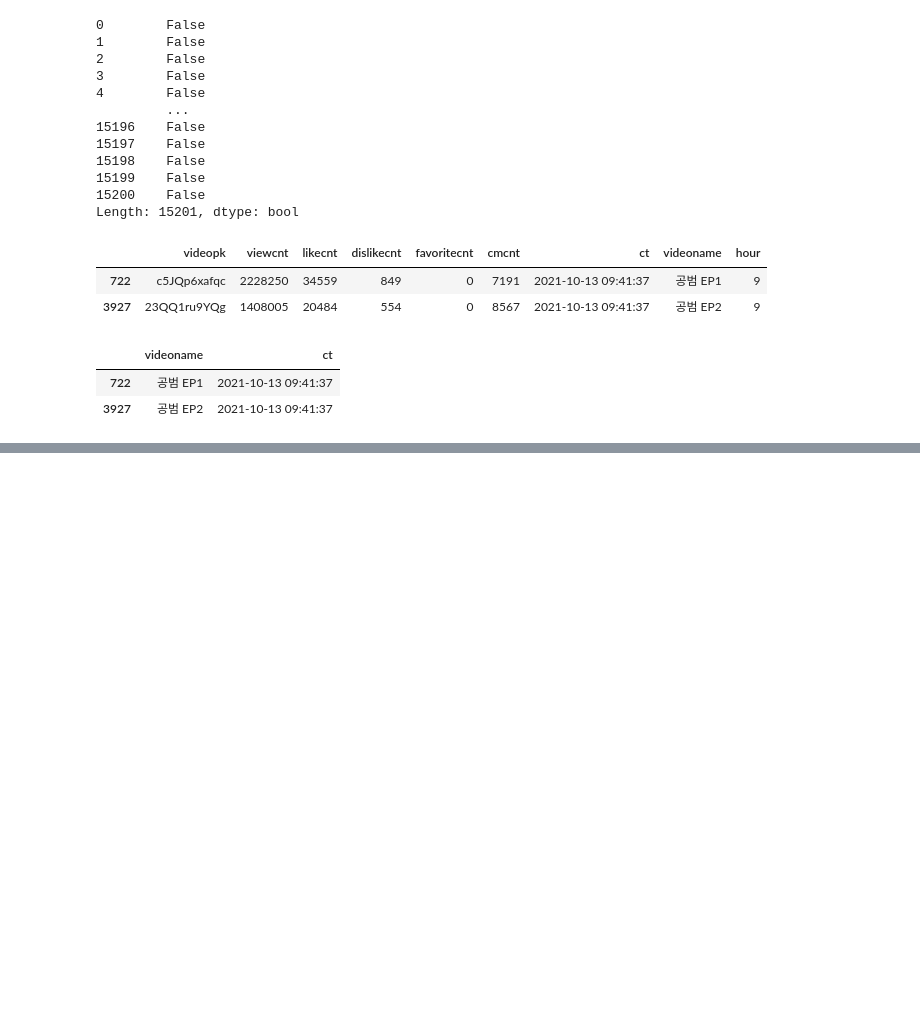
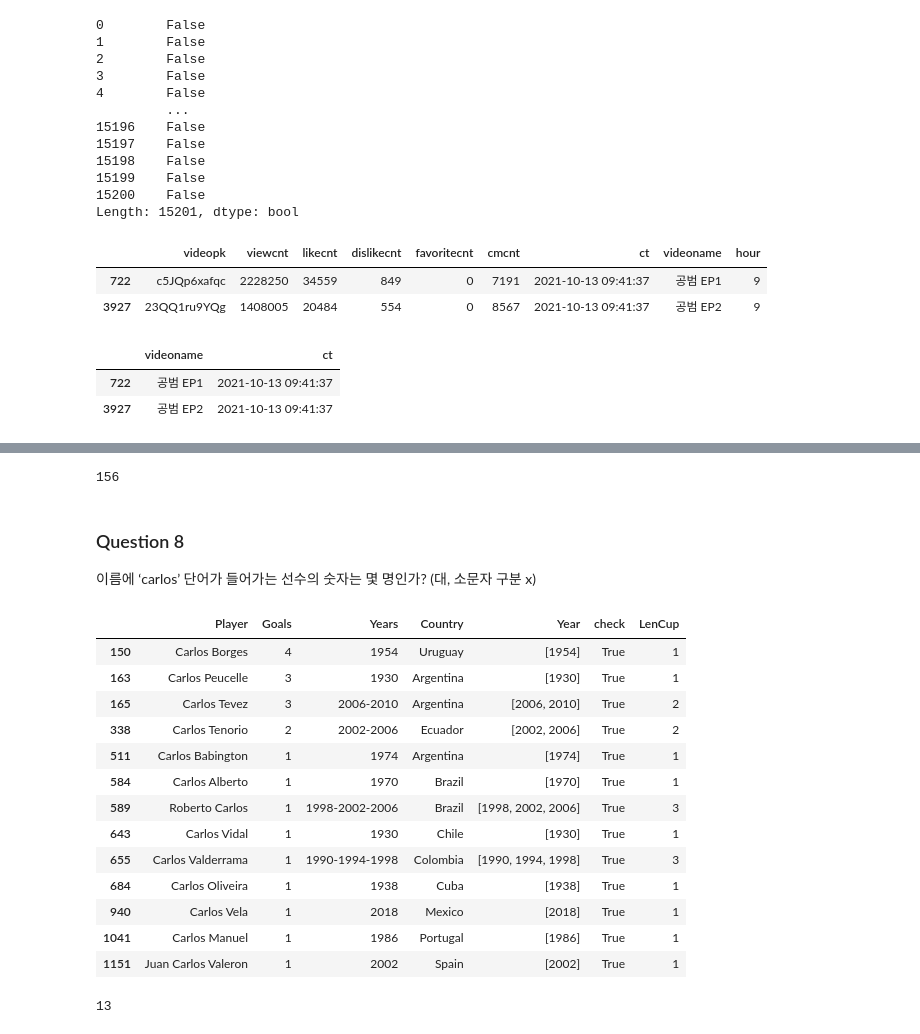
Before and after one commit to dduniverse/Bigdata_Analyst_Certificate, a Jupyter notebook: [빅분기_실기]_DataManim_작업_1유형.ipynb, the cells around one changed output, grey strips where cells are left out. Saved outputs shown, nothing was run; the diff lists cells and outputs as text; code cells hidden in the pictures; blank space fills up the shorter version.

```diff
--- a/[빅분기_실기]_DataManim_작업_1유형.ipynb
+++ b/[빅분기_실기]_DataManim_작업_1유형.ipynb
@@ -992,0 +1293,31 @@ video[video.duplicated()][['videoname','ct']]
+# %%
+# 'Years'에 '2002'를 포함하고 있는 데이터의 개수
+len(df2[df2['Years'].str.contains('2002')])
+# %% [output]
+156
+# %% [markdown]
+### Question 8
+이름에 ‘carlos’ 단어가 들어가는 선수의 숫자는 몇 명인가? (대, 소문자 구분 x)
+# %%
+# 'Player' 컬럼의 문자열을 소문자로 바꿔 'carlos'가 포함되는 데이터 찾기
+df2[df2['Player'].str.lower().str.contains('carlos')]
+# %% [output]
+|  | Player | Goals | Years | Country | Year | check | LenCup |
+| 150 | Carlos Borges | 4 | 1954 | Uruguay | [1954] | True | 1 |
+| 163 | Carlos Peucelle | 3 | 1930 | Argentina | [1930] | True | 1 |
+| 165 | Carlos Tevez | 3 | 2006-2010 | Argentina | [2006, 2010] | True | 2 |
+| 338 | Carlos Tenorio | 2 | 2002-2006 | Ecuador | [2002, 2006] | True | 2 |
+| 511 | Carlos Babington | 1 | 1974 | Argentina | [1974] | True | 1 |
+| 584 | Carlos Alberto | 1 | 1970 | Brazil | [1970] | True | 1 |
+| 589 | Roberto Carlos | 1 | 1998-2002-2006 | Brazil | [1998, 2002, 2006] | True | 3 |
+| 643 | Carlos Vidal | 1 | 1930 | Chile | [1930] | True | 1 |
+| 655 | Carlos Valderrama | 1 | 1990-1994-1998 | Colombia | [1990, 1994, 1998] | True | 3 |
+| 684 | Carlos Oliveira | 1 | 1938 | Cuba | [1938] | True | 1 |
+| 940 | Carlos Vela | 1 | 2018 | Mexico | [2018] | True | 1 |
+| 1041 | Carlos Manuel | 1 | 1986 | Portugal | [1986] | True | 1 |
+| 1151 | Juan Carlos Valeron | 1 | 2002 | Spain | [2002] | True | 1 |
+# %%
+# 'Player' 컬럼의 문자열을 소문자로 바꿔 'carlos'가 포함되는 데이터의 개수
+len(df2[df2['Player'].str.lower().str.contains('carlos')])
+# %% [output]
+13
```
Also changed, not shown: parts of 37 cells of this notebook.
